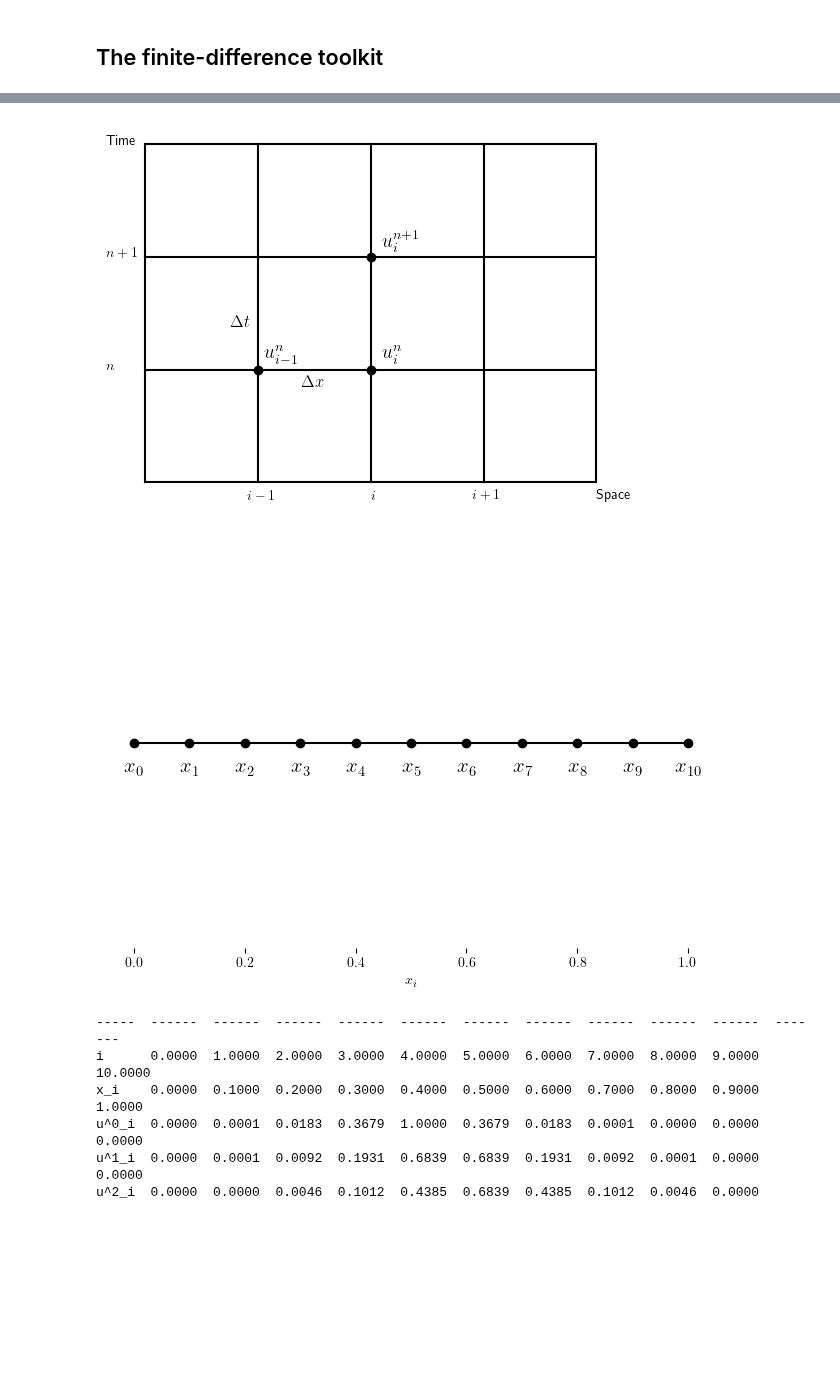
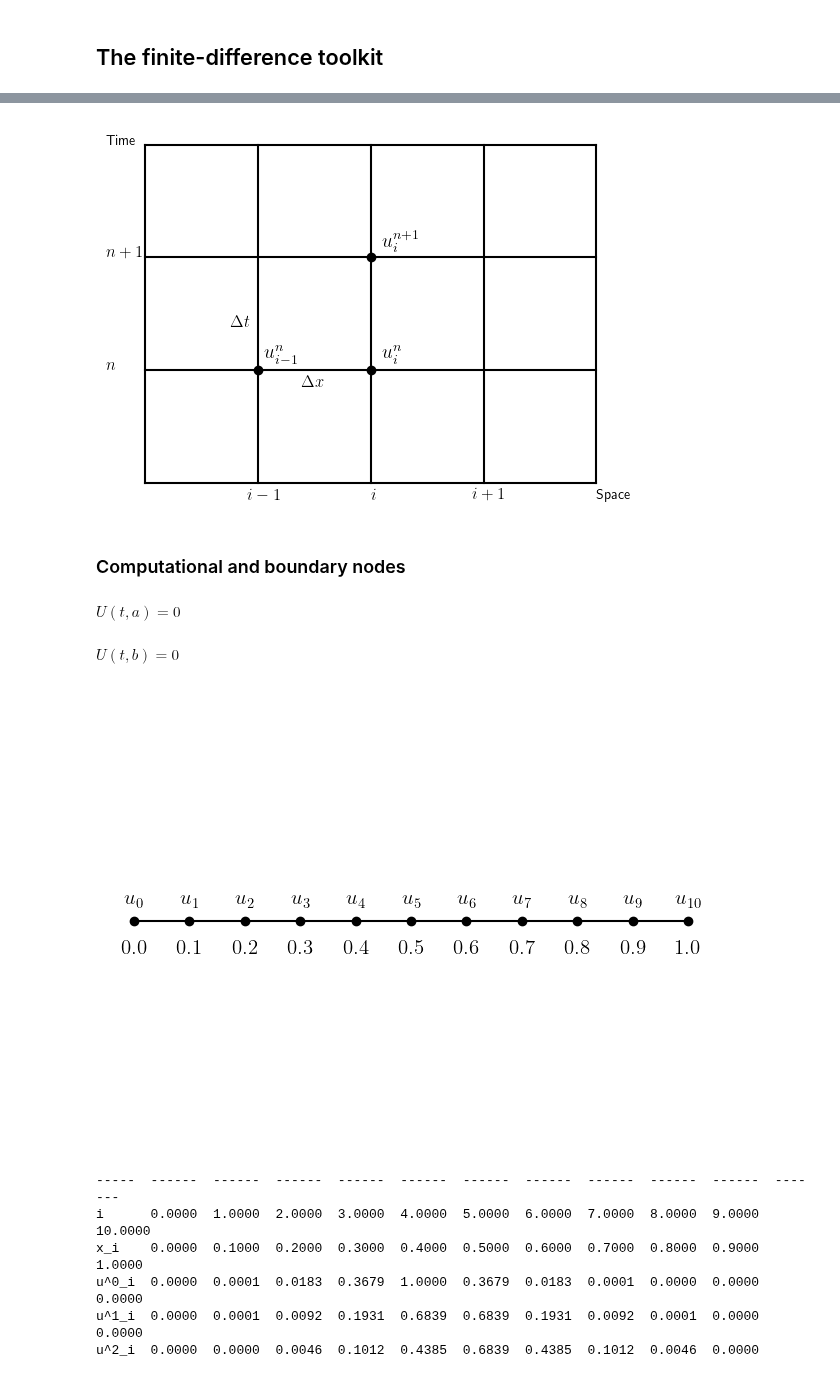
Before and after one commit to cpp-review-dune/python-pde, a Jupyter notebook: pde-book/notes-fda.ipynb, the cells around one changed output, grey strips where cells are left out. Cells and saved outputs as stored; diff of their text form; code cells hidden in the pictures; blank space fills up the shorter version.

```diff
--- a/pde-book/notes-fda.ipynb
+++ b/pde-book/notes-fda.ipynb
@@ -536,17 +627,19 @@ ax = fig.gca()
 ax.axis("off")
 ax.axis("equal")
 
-plt.text(0.9, -0.15, "$i-1$")
-plt.text(2, -0.15, "$i$")
-plt.text(2.9, -0.15, "$i+1$")
+plt.text(0.9, -0.15, "$i-1$", fontsize=12)
+plt.text(2, -0.15, "$i$", fontsize=12)
+plt.text(2.9, -0.15, "$i+1$", fontsize=12)
 plt.text(2.1, 1.1, "$u^n_i$", fontsize=14)
 plt.text(2.1, 2.1, "$u^{n+1}_i$", fontsize=14)
 plt.text(1.05, 1.1, "$u^{n}_{i-1}$", fontsize=14)
 plt.text(1.38, 0.85, r"$\Delta x$", fontsize=12)
 plt.text(0.75, 1.38, r"$\Delta t$", fontsize=12)
-plt.text(-0.35, 1, "$n$")
-plt.text(-0.35, 2, "$n+1$")
+plt.text(-0.35, 1, "$n$", fontsize=12)
+plt.text(-0.35, 2, "$n+1$", fontsize=12)
 plt.text(-0.35, 3, "Time")
 plt.text(4, -0.15, "Space");
 # %% [output]
-[figure, old version]
+[figure, new version]
+# %% [markdown]
+### Computational and boundary nodes
@@ -553,3 +649,11 @@ plt.text(4, -0.15, "Space");
+# %%
+Eq(U(t, a), 0)
+# %% [output]
+$\displaystyle U{\left(t,a \right)} = 0$
+# %%
+Eq(U(t, b), 0)
+# %% [output]
+$\displaystyle U{\left(t,b \right)} = 0$
 # %%
 N = 11  # number of nodes
 number_iterations = 3
@@ -560,14 +664,16 @@ t = 0  # initial value of t
 # %%
 fig, ax = plt.subplots()
 fig.set_tight_layout(True)
 ax.plot(x, np.zeros_like(x), "ko-")
-ax.set_xlabel(r"$x_{i}$")
+# ax.set_xlabel(r"$x_{i}$")
 for i, xi in enumerate(x):
-    ax.text(xi, -0.008, rf"$x_{{{i}}}$", ha="center", fontsize=15)
+    ax.text(xi, 0.004, rf"$u_{{{i}}}$", ha="center", fontsize=15)
+    ax.text(xi, -0.008, rf"${{{np.round(xi, 2)}}}$", ha="center", fontsize=15)
+ax.axes.get_xaxis().set_visible(False)
 ax.axes.get_yaxis().set_visible(False)
 ax.set_frame_on(False)
 # %% [output]
-[figure, old version]
+[figure, new version]
 # %%
 C = v * dt / dx
 # %%
```
Also changed, not shown: parts of 35 cells of this notebook.
